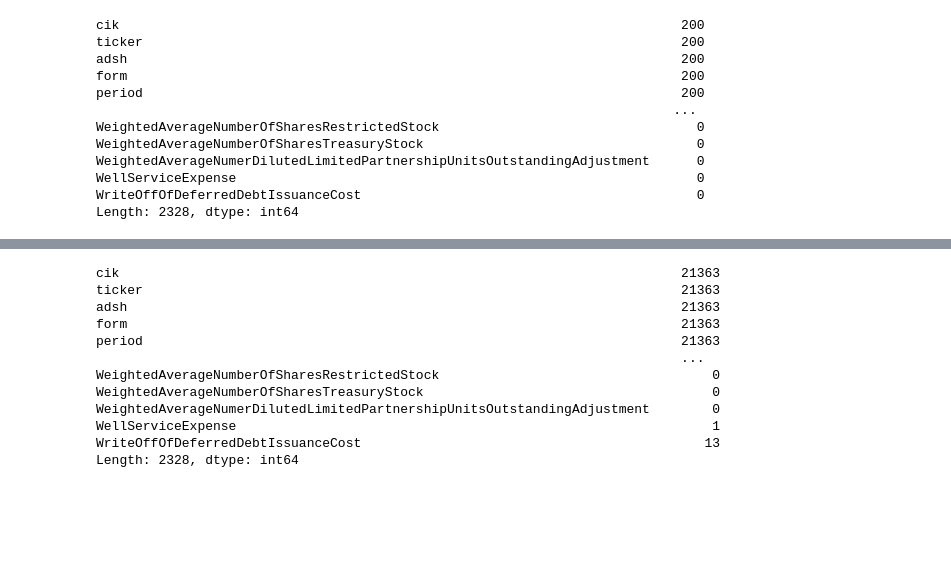
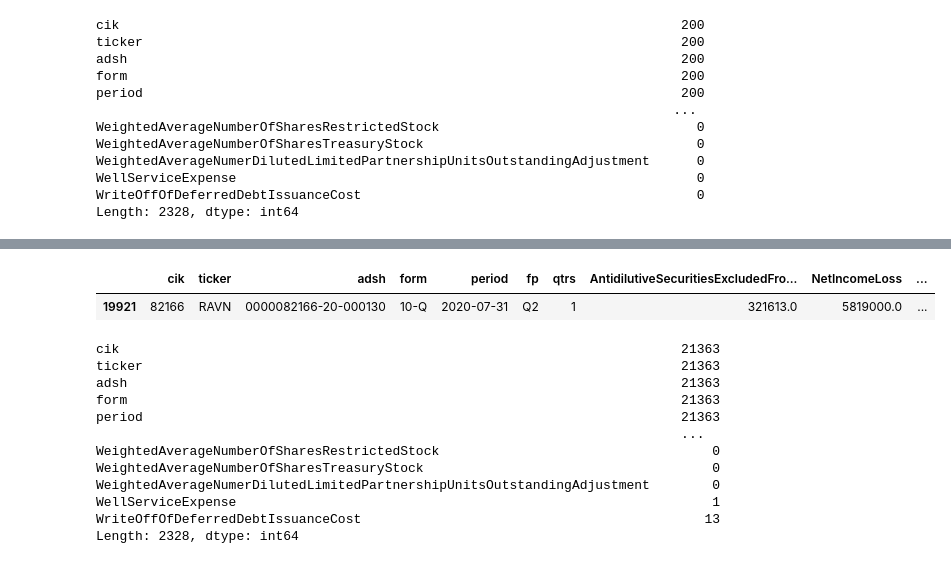
Before and after one commit to HansjoergW/bfh_mt_hs2020_sec_data, a Jupyter notebook: 04_UniformAndCompleteData.ipynb, the cells around one changed output, grey strips where cells are left out. Saved outputs shown, nothing was run; the diff lists cells and outputs as text; code cells hidden in the pictures; blank space fills up the shorter version.

```diff
--- a/04_UniformAndCompleteData.ipynb
+++ b/04_UniformAndCompleteData.ipynb
@@ -542,2 +544,4 @@ is_empty_count = get_empty_count(is_pivot_value)
 # %%
 is_pivot_pd = is_pivot_value.toPandas()
+# %%
+is_pivot_pd['value_count'] = is_pivot_pd.notnull().sum(axis=1)-len(pivot_group) # create a column that countains the number of not null values of the row
@@ -550,6 +553,0 @@ is_pivot_pd.shape
-# %%
-# for some reason, there can be kind like empty rows with strange "qrtrs". They contain only null values
-null_cols_threshold = is_pivot_pd_copy.shape[1] - 8
-selection = ((is_pivot_pd_copy.qtrs == '0') | (is_pivot_pd_copy.qtrs > '4')) & (is_pivot_pd_copy.isnull().sum(axis=1) >= null_cols_threshold) == False
-is_pivot_pd_copy = is_pivot_pd_copy[selection].copy()
-is_pivot_pd_copy.shape
@@ -726,3 +768,8 @@ cf_pivot_pd_copy[(cf_pivot_pd_copy.StockholdersEquity.isnull())  ][["cik","ticke
+# %%
+is_pivot_pd_copy[is_pivot_pd_copy.adsh=="0000082166-20-000130"].dropna(how='all', axis=1)
+# %% [output]
+|  | cik | ticker | adsh | form | period | fp | qtrs | AntidilutiveSecuritiesExcludedFro... | NetIncomeLoss | ... |
+| 19921 | 82166 | RAVN | 0000082166-20-000130 | 10-Q | 2020-07-31 | Q2 | 1 | 321613.0 | 5819000.0 | ... |
 # %%
 #is_pivot_pd_copy[(is_pivot_pd_copy.qtrs == '4') & (is_pivot_pd_copy.fp != 'FY')]
 #is_pivot_pd_copy[(is_pivot_pd_copy.form == '10-K') & (is_pivot_pd_copy.fp == 'FY') & (is_pivot_pd_copy.qtrs == '4')].count() # 32188
```
Also changed, not shown: parts of 30 cells of this notebook, 1 other file.
